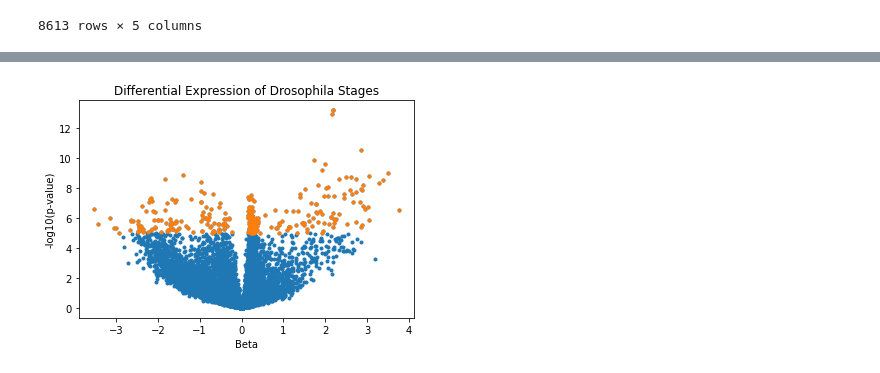
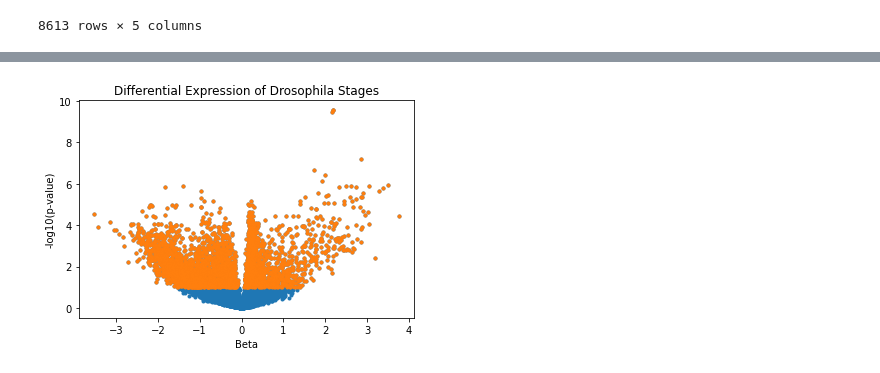
Before and after one commit to jliao94/qbb2020-answers, a Jupyter notebook: assignment7/Assignment7.ipynb, the cells around one changed output, grey strips where cells are left out. Cells and saved outputs as stored; diff of their text form; code cells hidden in the pictures.

Commit message:
changed false discovery rate correction using statsmodels.stats.multitest.fdrcorrection and updated the resulting volcano plot

```diff
--- a/assignment7/Assignment7.ipynb
+++ b/assignment7/Assignment7.ipynb
@@ -343,0 +368,9 @@ diff_expr
+# %%
+#perform hypothesis testing for p-values based on stage with sex as covariate, set at 10% fdr
+stage_sex_pval = diff_expr["stage_pval_sex_covariate"]
+stage_sex_fdr_results = ssm.fdrcorrection(stage_sex_pval, alpha=0.10, method='indep', is_sorted=False)
+hyp_rejection = stage_sex_fdr_results[0]
+corrected_pvals = stage_sex_fdr_results[1]
+diff_expr["stage_sex_hyp_rejection"] =hyp_rejection
+diff_expr["corrected_stage_sex_pvals"] = corrected_pvals
+diff_expr
@@ -387,2 +431,4 @@ Percentage overlap: 77.23214285714286%
-# %%
-diff_expr['stage_log_pval_sex_covariate'] = -1 * np.log10(diff_expr['stage_pval_sex_covariate'])
+# %%
+#log transform the corrected_stage/sex p-values
+diff_expr['log_corrected_stage_sex_pvals'] = -1 * np.log10(diff_expr['corrected_stage_sex_pvals'])
+diff_expr
@@ -389,5 +449,5 @@ diff_expr['stage_log_pval_sex_covariate'] = -1 * np.log10(diff_expr['stage_pval_
 # %%
-#dataframe of all insignificant SNPs with p-value > 10^-5 ie log(p-value) > 5
-diff_expr_sig = diff_expr[diff_expr['stage_log_pval_sex_covariate']>5]
+#dataframe of all significant SNPs based on hypothesis testing
+diff_expr_sig = diff_expr[diff_expr['stage_sex_hyp_rejection']==True]
 diff_expr_sig
 # %% [output]
@@ -407,11 +467,11 @@ diff_expr_sig
 # %%
 fig,ax = plt.subplots()
-ax.scatter(diff_expr['stage_beta_sex_covariate'], diff_expr['stage_log_pval_sex_covariate'], marker = '.')
-ax.scatter(diff_expr_sig['stage_beta_sex_covariate'], diff_expr_sig['stage_log_pval_sex_covariate'], marker = '.')
+ax.scatter(diff_expr['stage_beta_sex_covariate'], diff_expr['log_corrected_stage_sex_pvals'], marker = '.')
+ax.scatter(diff_expr_sig['stage_beta_sex_covariate'], diff_expr_sig['log_corrected_stage_sex_pvals'], marker = '.')
 plt.xlabel("Beta")
 plt.ylabel("-log10(p-value)")
 plt.title("Differential Expression of Drosophila Stages")
 plt.savefig('volcano_plot.png', bbox_inches='tight')
 plt.show()
 # %% [output]
-[figure, old version]
+[figure, new version]
```
Also changed, not shown: parts of 7 cells of this notebook, 1 other file.
